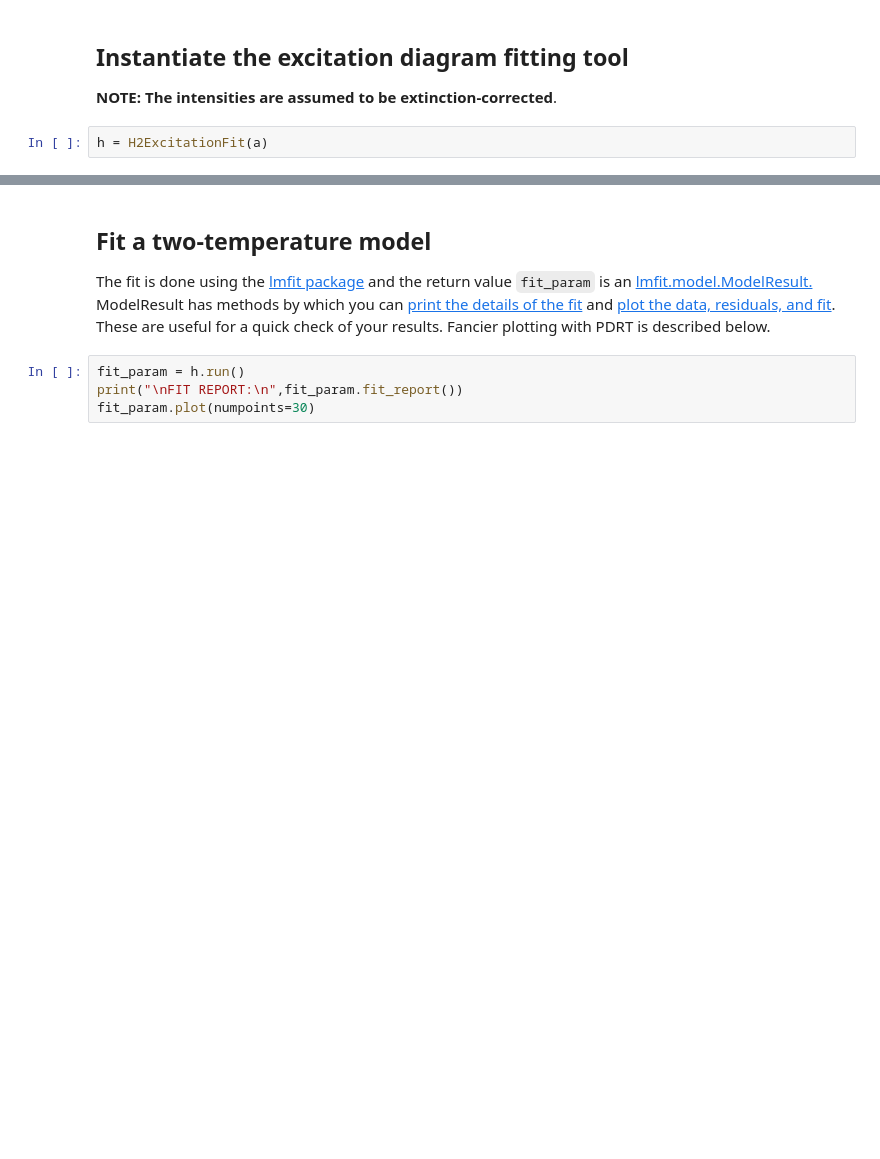
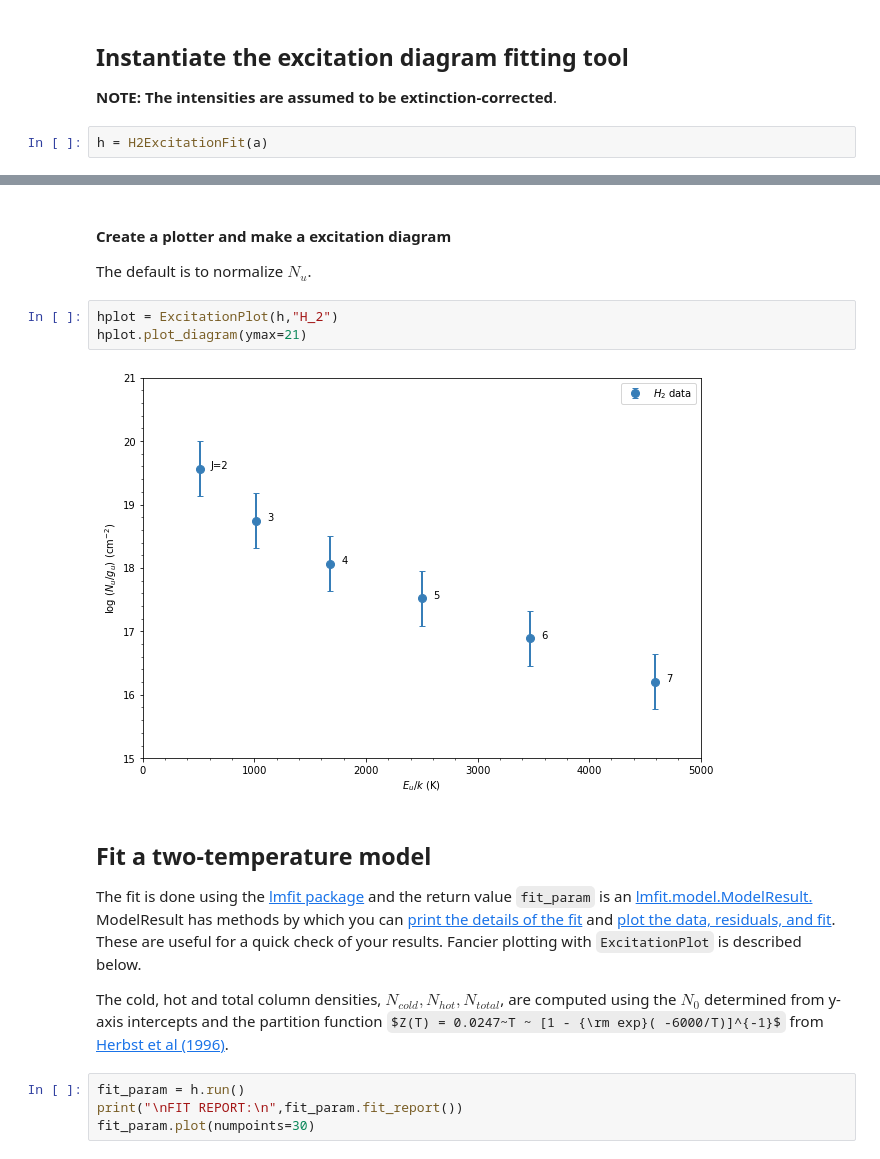
Before and after one commit to mpound/pdrtpy-nb, a Jupyter notebook: notebooks/PDRT_Example_H2_Excitation.ipynb, the cells around one changed output, grey strips where cells are left out. Drawn from its saved outputs; the diff is of its cells as text; some formulas as TeX source; blank space fills up the shorter version.

```diff
--- a/notebooks/PDRT_Example_H2_Excitation.ipynb
+++ b/notebooks/PDRT_Example_H2_Excitation.ipynb
@@ -57,6 +92,16 @@ foo[2].error
+# %% [markdown]
+#### Create a plotter and make a excitation diagram
+The default is to normalize $N_u$.
+# %%
+hplot = ExcitationPlot(h,"H_2")
+hplot.plot_diagram(ymax=21)
+# %% [output]
+[figure, added]
 # %% [markdown]
 ## Fit a two-temperature model
- The fit is done using the [lmfit package](https://github.com/lmfit/lmfit-py) and the return value `fit_param` is an [lmfit.model.ModelResult.](https://lmfit.github.io/lmfit-py/model.html#the-modelresult-class) ModelResult has methods by which you can [print the details of the fit](https://lmfit.github.io/lmfit-py/model.html#lmfit.model.ModelResult.fit_report) and [plot the data, residuals, and fit](https://lmfit.github.io/lmfit-py/model.html#lmfit.model.ModelResult.plot).  These are useful for a quick check of your results.   Fancier plotting with PDRT is described below.
+ The fit is done using the [lmfit package](https://github.com/lmfit/lmfit-py) and the return value `fit_param` is an [lmfit.model.ModelResult.](https://lmfit.github.io/lmfit-py/model.html#the-modelresult-class) ModelResult has methods by which you can [print the details of the fit](https://lmfit.github.io/lmfit-py/model.html#lmfit.model.ModelResult.fit_report) and [plot the data, residuals, and fit](https://lmfit.github.io/lmfit-py/model.html#lmfit.model.ModelResult.plot).  These are useful for a quick check of your results.   Fancier plotting with `ExcitationPlot` is described below.
+
+The cold, hot and total column densities, $N_{cold}, N_{hot}, N_{total}$, are computed using the $N_0$ determined from y-axis intercepts and the partition function $Z(T) = 0.0247~T ~ [1 - {\rm exp}( -6000/T)]^{-1}$ from [Herbst et al (1996)](http://articles.adsabs.harvard.edu/pdf/1996AJ....111.2403H).
 # %%
 fit_param = h.run()
 print("\nFIT REPORT:\n",fit_param.fit_report())
```
Also changed, not shown: parts of 39 cells of this notebook.
